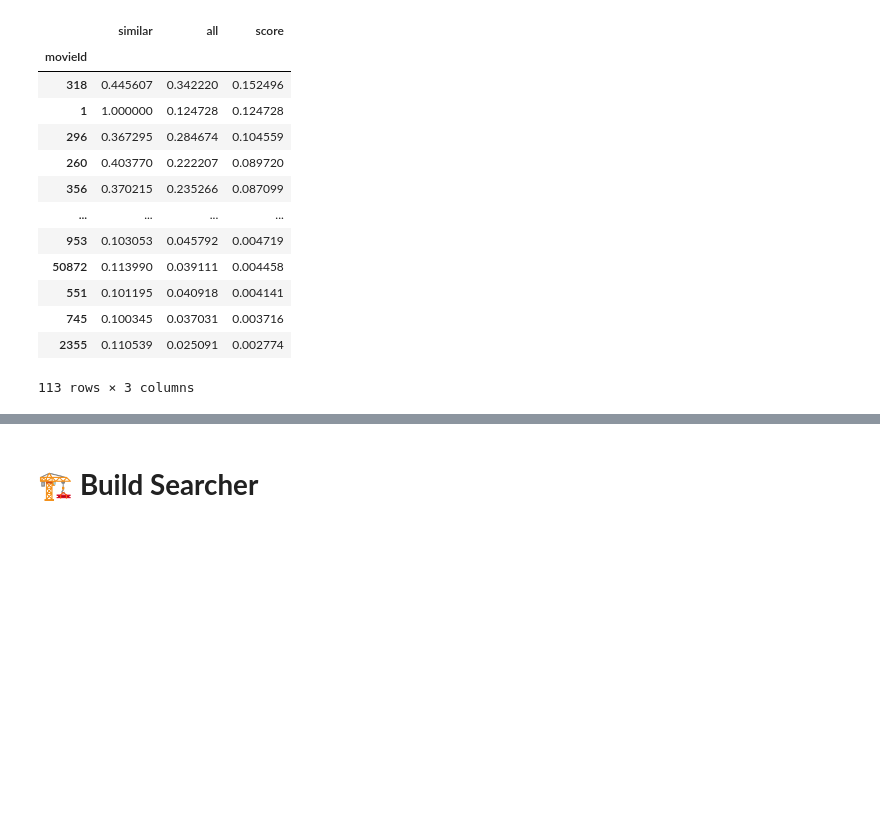
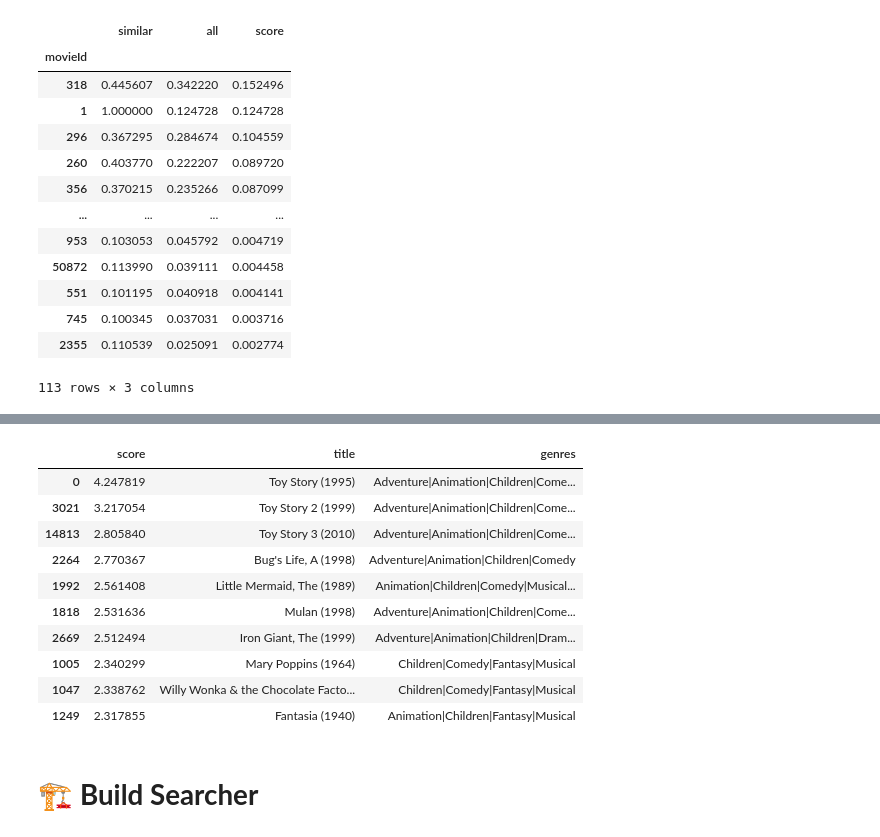
Before and after one commit to DinizMaths/mlops2023, a Jupyter notebook: Python_Essentials_for_MLOps/Project 01/movie-recommendation-system.ipynb, the cells around one changed output, grey strips where cells are left out. Cells and saved outputs as stored; diff of their text form; code cells hidden in the pictures; blank space fills up the shorter version.

```diff
--- a/Python_Essentials_for_MLOps/Project 01/movie-recommendation-system.ipynb
+++ b/Python_Essentials_for_MLOps/Project 01/movie-recommendation-system.ipynb
@@ -74,6 +74,35 @@ def on_type(data: dict) -> None:
 
     if len(title) > 5:
       display(search(title))
+# %%
+def find_similar_movies(movie_id: int) -> pd.DataFrame:
+  """
+  Find similar movies based on the given movie ID.
+
+  Args:
+    movie_id (int): The ID of the movie to find similar movies for.
+
+  Returns:
+    pd.DataFrame: A dataframe containing the top 10 most similar movies.
+  """
+
+  similar_users      = ratings[(ratings["movieId"] == movie_id) & (ratings["rating"] > 4.0)]["userId"].unique()
+  similar_users_recs = ratings[(ratings["userId"].isin(similar_users)) & (ratings["rating"] > 4.0)]["movieId"]
+
+  similar_users_recs = similar_users_recs.value_counts() / len(similar_users)
+  similar_users_recs = similar_users_recs[similar_users_recs > 0.10]
+
+  all_users      = ratings[(ratings["movieId"].isin(similar_users_recs.index)) & (ratings["rating"] > 4.0)]
+  all_users_recs = all_users["movieId"].value_counts() / len(all_users["userId"].unique())
+
+  rec_percentages = pd.concat([similar_users_recs, all_users_recs], axis=1)
+  rec_percentages.columns = ["similar", "all"]
+
+  rec_percentages["score"] = rec_percentages["similar"] / rec_percentages["all"]
+
+  rec_percentages = rec_percentages.sort_values(by="score", ascending=False)
+
+  return rec_percentages.head(10).merge(movies, left_index=True, right_on="movieId")[["score", "title", "genres"]]
 # %% [markdown]
 # 📡 **Data Acquisition**
 # %% [markdown]
@@ -379,6 +408,20 @@ rec_percentages.head(10).merge(movies, left_index=True, right_on="movieId")
 | 1168 | 0.320945 | 0.164614 | 0.052832 | 1198 | Raiders of the Lost Ark (Indiana ... | Action|Adventure | Raiders of the Lost Ark Indiana J... |
 | 585 | 0.315689 | 0.225909 | 0.071317 | 593 | Silence of the Lambs, The (1991) | Crime|Horror|Thriller | Silence of the Lambs The 1991 |
 | 522 | 0.302840 | 0.215207 | 0.065173 | 527 | Schindler's List (1993) | Drama|War | Schindlers List 1993 |
+# %%
+find_similar_movies(1)
+# %% [output]
+|  | score | title | genres |
+| 0 | 4.247819 | Toy Story (1995) | Adventure|Animation|Children|Come... |
+| 3021 | 3.217054 | Toy Story 2 (1999) | Adventure|Animation|Children|Come... |
+| 14813 | 2.805840 | Toy Story 3 (2010) | Adventure|Animation|Children|Come... |
+| 2264 | 2.770367 | Bug's Life, A (1998) | Adventure|Animation|Children|Comedy |
+| 1992 | 2.561408 | Little Mermaid, The (1989) | Animation|Children|Comedy|Musical... |
+| 1818 | 2.531636 | Mulan (1998) | Adventure|Animation|Children|Come... |
+| 2669 | 2.512494 | Iron Giant, The (1999) | Adventure|Animation|Children|Dram... |
+| 1005 | 2.340299 | Mary Poppins (1964) | Children|Comedy|Fantasy|Musical |
+| 1047 | 2.338762 | Willy Wonka & the Chocolate Facto... | Children|Comedy|Fantasy|Musical |
+| 1249 | 2.317855 | Fantasia (1940) | Animation|Children|Fantasy|Musical |
 # %% [markdown]
 # 🏗️ **Build Searcher**
 # %%
```
